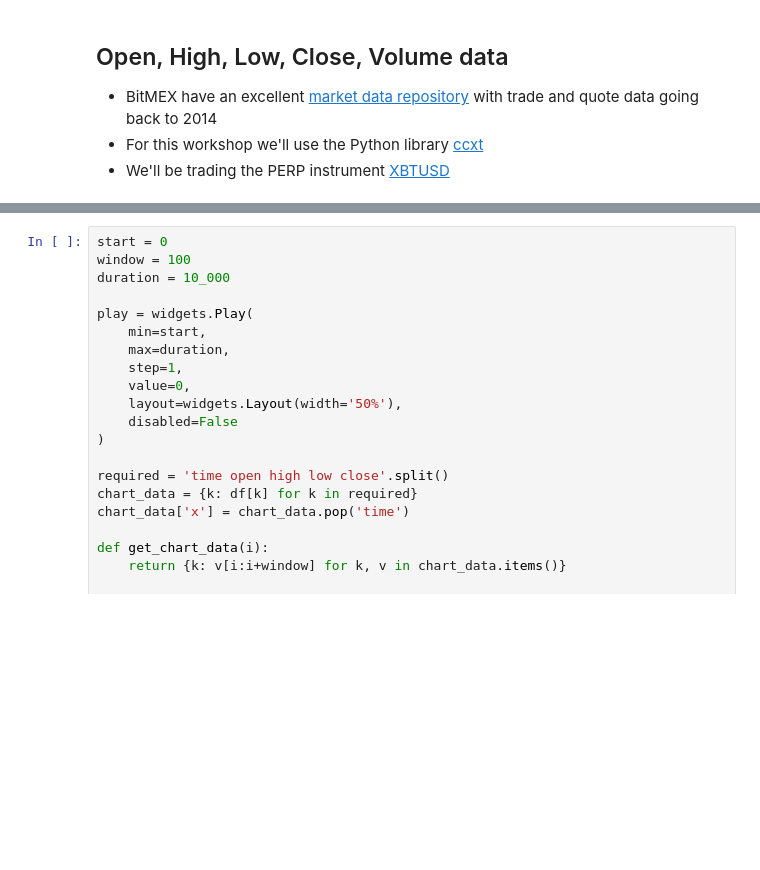
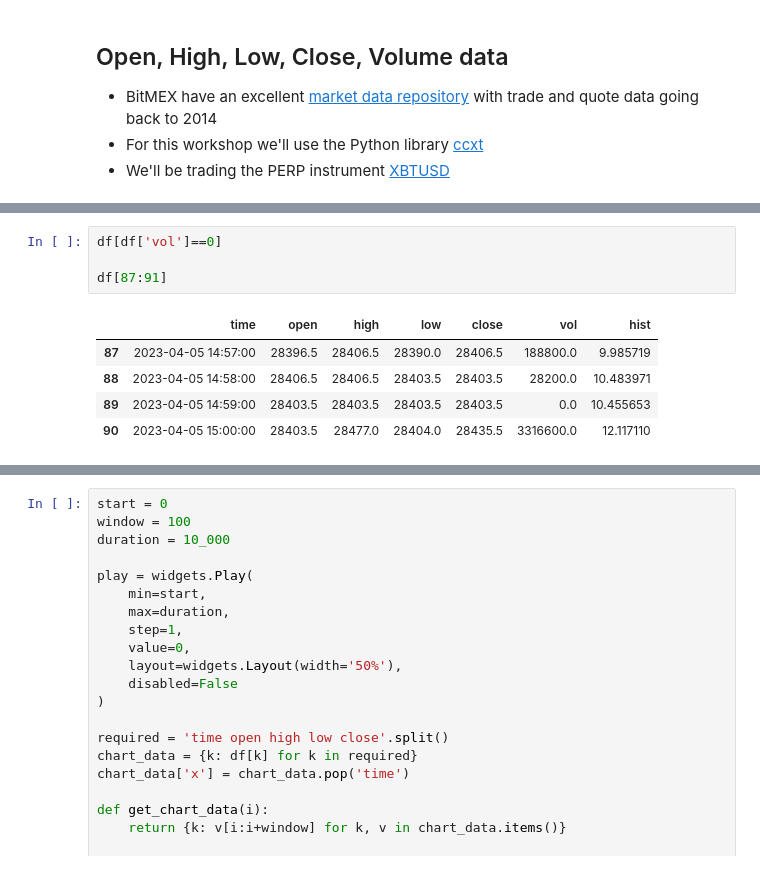
Before and after one commit to profitviews/workshops, a Jupyter notebook: Backtesting.ipynb, the cells around one changed output, grey strips where cells are left out. Cells and saved outputs as stored; diff of their text form; blank space fills up the shorter version.

```diff
--- a/Backtesting.ipynb
+++ b/Backtesting.ipynb
@@ -99 +99,11 @@ Wall time: 1.56 s
 10000 rows × 6 columns
+# %%
+df[df['vol']==0]
+
+df[87:91]
+# %% [output]
+|  | time | open | high | low | close | vol | hist |
+| 87 | 2023-04-05 14:57:00 | 28396.5 | 28406.5 | 28390.0 | 28406.5 | 188800.0 | 9.985719 |
+| 88 | 2023-04-05 14:58:00 | 28406.5 | 28406.5 | 28403.5 | 28403.5 | 28200.0 | 10.483971 |
+| 89 | 2023-04-05 14:59:00 | 28403.5 | 28403.5 | 28403.5 | 28403.5 | 0.0 | 10.455653 |
+| 90 | 2023-04-05 15:00:00 | 28403.5 | 28477.0 | 28404.0 | 28435.5 | 3316600.0 | 12.117110 |
```
Also changed, not shown: parts of 13 cells of this notebook, 2 other files.
